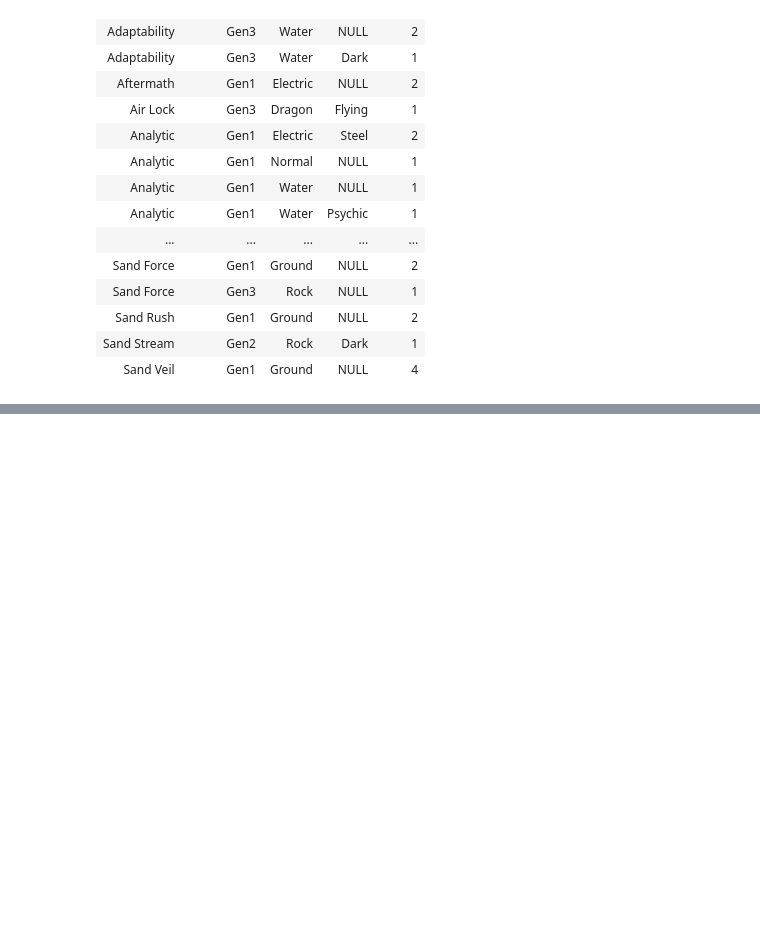
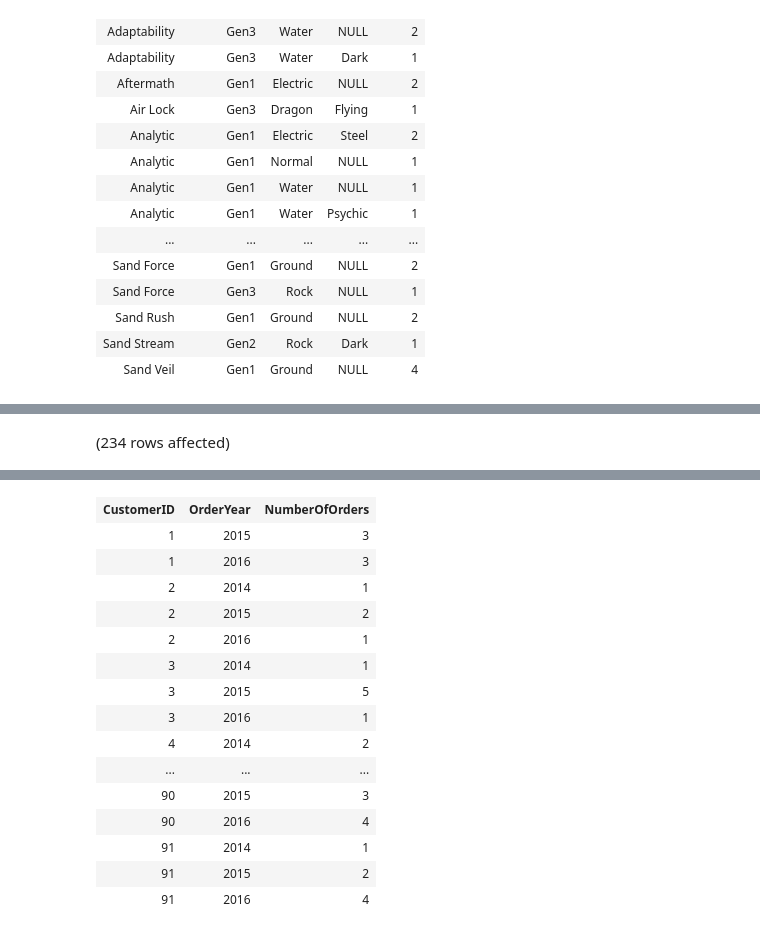
Before and after one commit to ImPrithibi/SQLProgramming, a Jupyter notebook: Project 1/Individual_Group_6_Project1_AuyonHaque.ipynb, the cells around one changed output, grey strips where cells are left out. Saved outputs shown, nothing was run; the diff lists cells and outputs as text; code cells hidden in the pictures; blank space fills up the shorter version.

```diff
--- a/Project 1/Individual_Group_6_Project1_AuyonHaque.ipynb
+++ b/Project 1/Individual_Group_6_Project1_AuyonHaque.ipynb
@@ -518,0 +841,12 @@ Total execution time: 00:00:00.054
+# %%
+--how many orders each customer has placed in each year
+USE Northwinds2022TSQLV7;
+SELECT
+    CustomerID,
+    YEAR(OrderDate) AS OrderYear,
+    COUNT(OrderID) AS NumberOfOrders
+FROM Sales.[Order]
+GROUP BY CustomerID, YEAR(OrderDate)
+ORDER BY CustomerID, OrderYear;
+# %% [output]
+(234 rows affected)
@@ -518,0 +854,16 @@ Total execution time: 00:00:00.054
+| CustomerID | OrderYear | NumberOfOrders |
+| 1 | 2015 | 3 |
+| 1 | 2016 | 3 |
+| 2 | 2014 | 1 |
+| 2 | 2015 | 2 |
+| 2 | 2016 | 1 |
+| 3 | 2014 | 1 |
+| 3 | 2015 | 5 |
+| 3 | 2016 | 1 |
+| 4 | 2014 | 2 |
+| ... | ... | ... |
+| 90 | 2015 | 3 |
+| 90 | 2016 | 4 |
+| 91 | 2014 | 1 |
+| 91 | 2015 | 2 |
+| 91 | 2016 | 4 |
```
Also changed, not shown: parts of 35 cells of this notebook.
